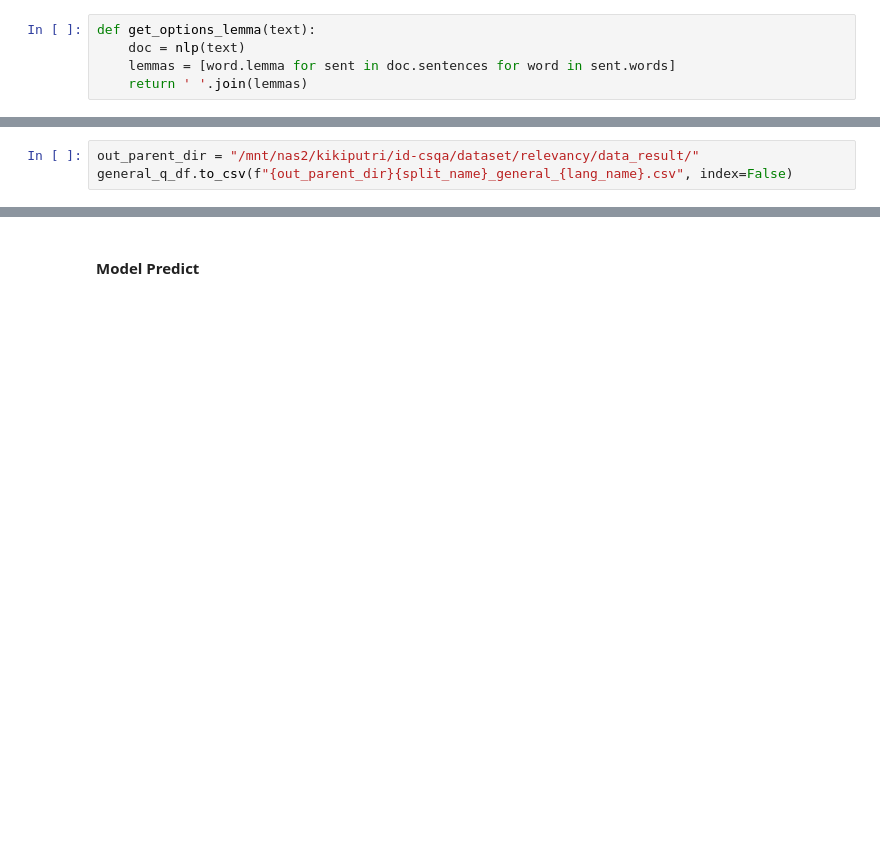
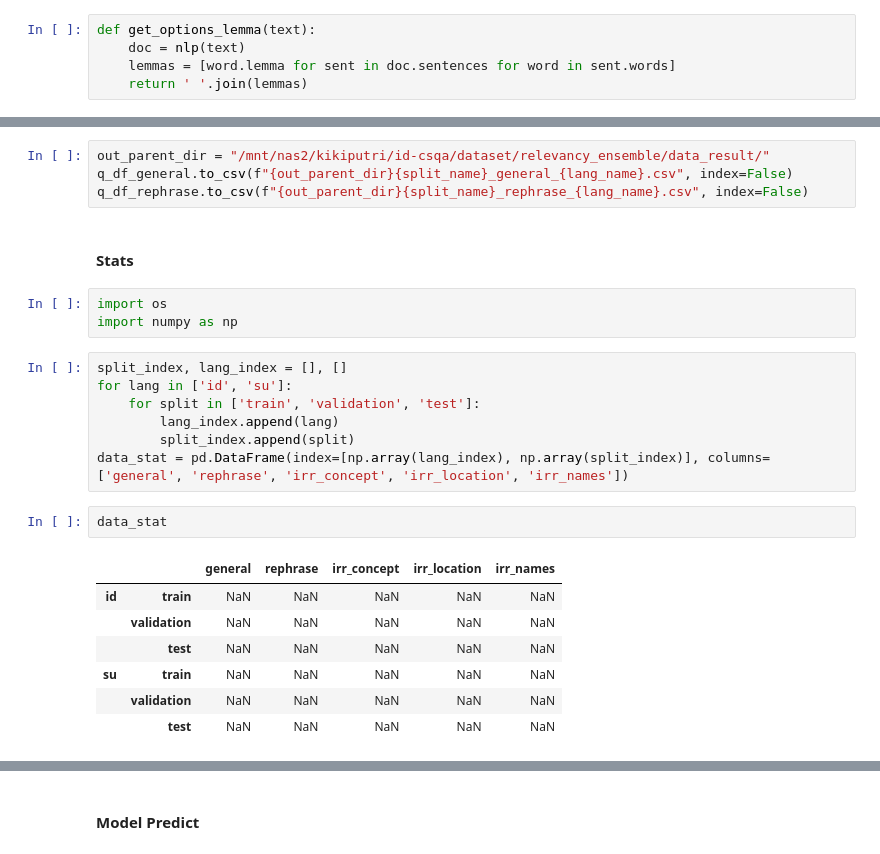
Before and after one commit to rifkiaputri/id-csqa, a Jupyter notebook: generate_dataset.ipynb, the cells around one changed output, grey strips where cells are left out. Drawn from its saved outputs; the diff is of its cells as text; blank space fills up the shorter version.

```diff
--- a/generate_dataset.ipynb
+++ b/generate_dataset.ipynb
@@ -126,3 +140,26 @@ general_q_df
 # %%
-out_parent_dir = "/mnt/nas2/kikiputri/id-csqa/dataset/relevancy/data_result/"
-general_q_df.to_csv(f"{out_parent_dir}{split_name}_general_{lang_name}.csv", index=False)
+out_parent_dir = "/mnt/nas2/kikiputri/id-csqa/dataset/relevancy_ensemble/data_result/"
+q_df_general.to_csv(f"{out_parent_dir}{split_name}_general_{lang_name}.csv", index=False)
+q_df_rephrase.to_csv(f"{out_parent_dir}{split_name}_rephrase_{lang_name}.csv", index=False)
+# %% [markdown]
+#### Stats
+# %%
+import os
+import numpy as np
+# %%
+split_index, lang_index = [], []
+for lang in ['id', 'su']:
+    for split in ['train', 'validation', 'test']:
+        lang_index.append(lang)
+        split_index.append(split)
+data_stat = pd.DataFrame(index=[np.array(lang_index), np.array(split_index)], columns=['general', 'rephrase', 'irr_concept', 'irr_location', 'irr_names'])
+# %%
+data_stat
+# %% [output]
+|  |  | general | rephrase | irr_concept | irr_location | irr_names |
+| id | train | NaN | NaN | NaN | NaN | NaN |
+|  | validation | NaN | NaN | NaN | NaN | NaN |
+|  | test | NaN | NaN | NaN | NaN | NaN |
+| su | train | NaN | NaN | NaN | NaN | NaN |
+|  | validation | NaN | NaN | NaN | NaN | NaN |
+|  | test | NaN | NaN | NaN | NaN | NaN |
```
Also changed, not shown: parts of 27 cells of this notebook.
